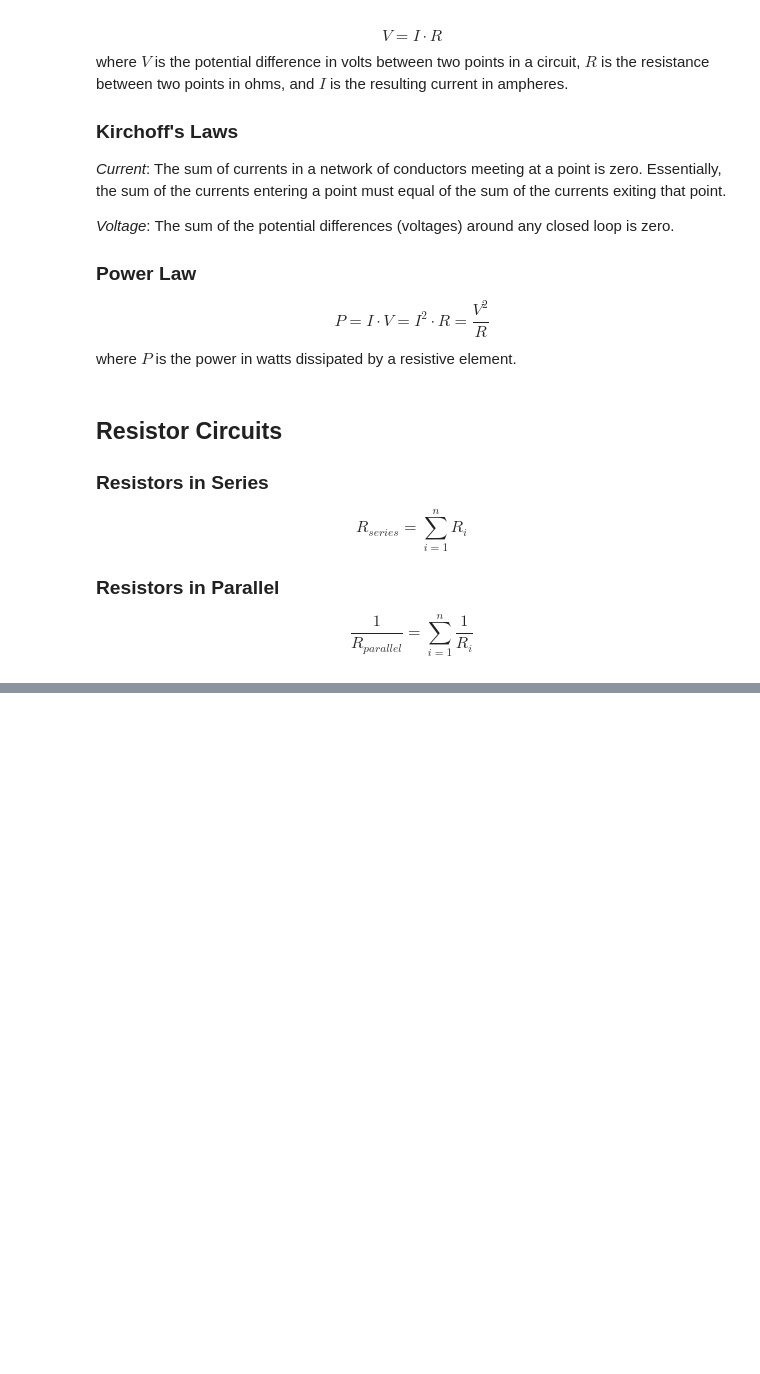
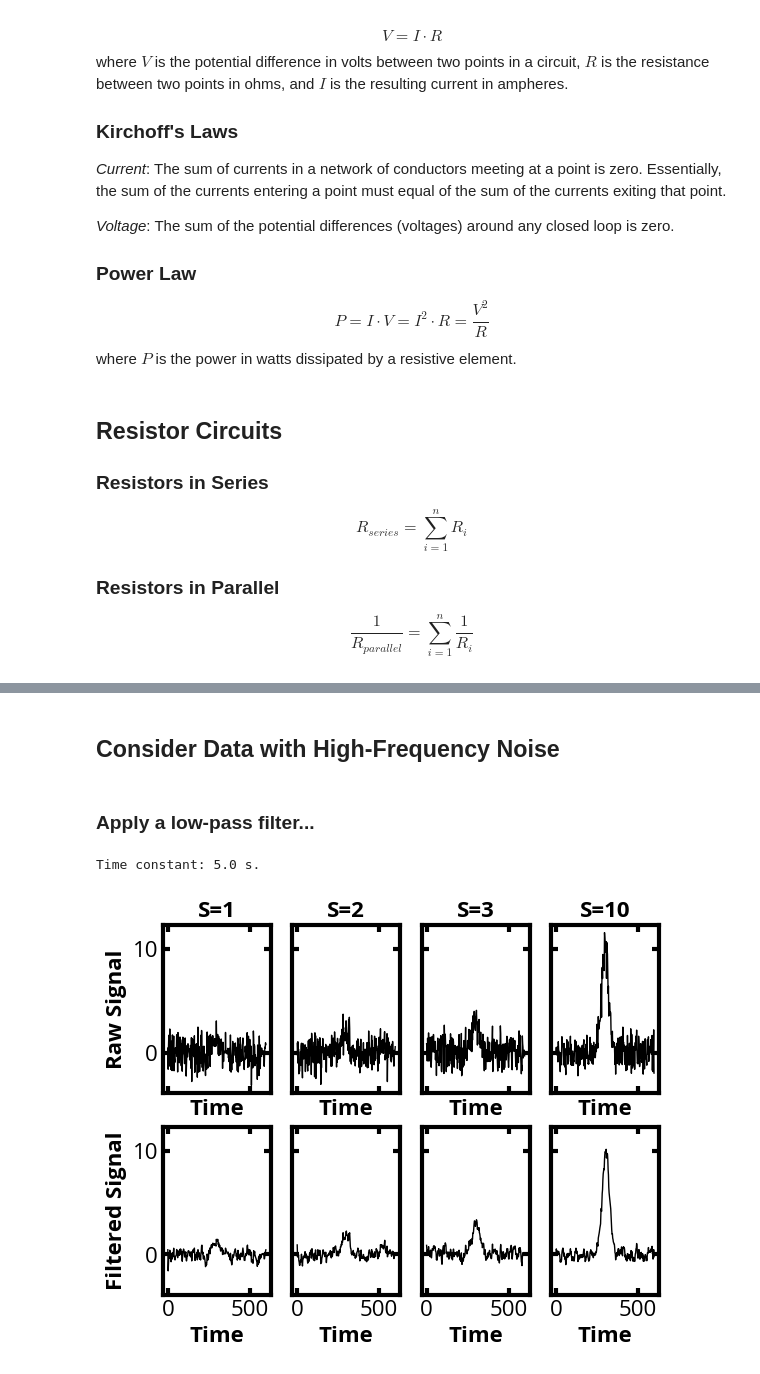
Before and after one commit to mfbush/instrumental-analysis, a Jupyter notebook: notebooks/transducers.ipynb, the cells around one changed output, grey strips where cells are left out. Saved outputs shown, nothing was run; the diff lists cells and outputs as text; code cells hidden in the pictures; blank space fills up the shorter version.

```diff
--- a/notebooks/transducers.ipynb
+++ b/notebooks/transducers.ipynb
@@ -104,0 +147,48 @@ $$ v_R = V_{intit} \cdot e^{-\frac{t}{RC}} $$
+# %% [markdown]
+## Consider Data with High-Frequency Noise
+# %% [markdown]
+### Apply a low-pass filter...
+# %%
+R = 10000. # Resistance in ohms
+C = 0.0005 # Capacitance in farads.
+
+RC = R*C     # Time constant in seconds.
+print("Time constant: " + str(RC) + " s.")
+
+
+fig, ax = plt.subplots(2,4,sharex=True,sharey=True)
+offset = 0.
+tr = 300.
+dt = 2.
+time = np.arange(0,600.,dt)
+heights = [1,2,3,10]
+
+# Adapted from https://en.wikipedia.org/wiki/Low-pass_filter
+fc = 1./(2*np.pi*RC)
+alpha = (2*np.pi*dt*fc)/(2*np.pi*dt*fc+1.)
+
+for i in range(4):
+
+    raw = np.zeros_like(time)
+    raw += np.random.randn(np.size(time))
+    peak = norm.pdf(time, tr,scale=20.)
+    raw += peak*heights[i]/peak.max()
+
+    ax[0,i].set_title('S='+str(heights[i]), fontweight='bold')
+    ax[0,i].plot(time,raw,'k',lw=1)
+    ax[0,i].set_xlabel('Time', fontweight='bold')
+
+    # Adapted from # From https://en.wikipedia.org/wiki/Low-pass_filter
+    filtered = raw
+    for j in range(2,np.size(raw)):
+        filtered[j] = filtered[j-1]+alpha*(raw[j]-filtered[j-1])
+
+    ax[1,i].plot(time,filtered,'k',lw=1)
+    ax[1,i].set_xlabel('Time', fontweight='bold')
+
+ax[0,0].set_ylabel('Raw Signal', fontweight='bold')
+ax[1,0].set_ylabel('Filtered Signal', fontweight='bold')
+plt.show()
+# %% [output]
+Time constant: 5.0 s.
+[figure, added]
```
Also changed, not shown: parts of 8 cells of this notebook, 6 other files.
